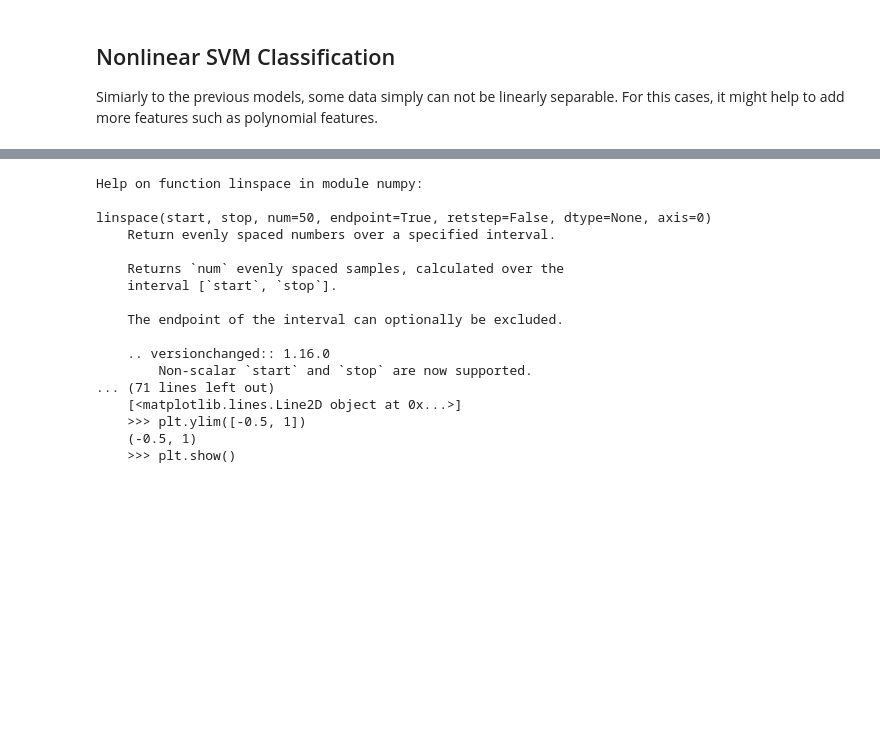
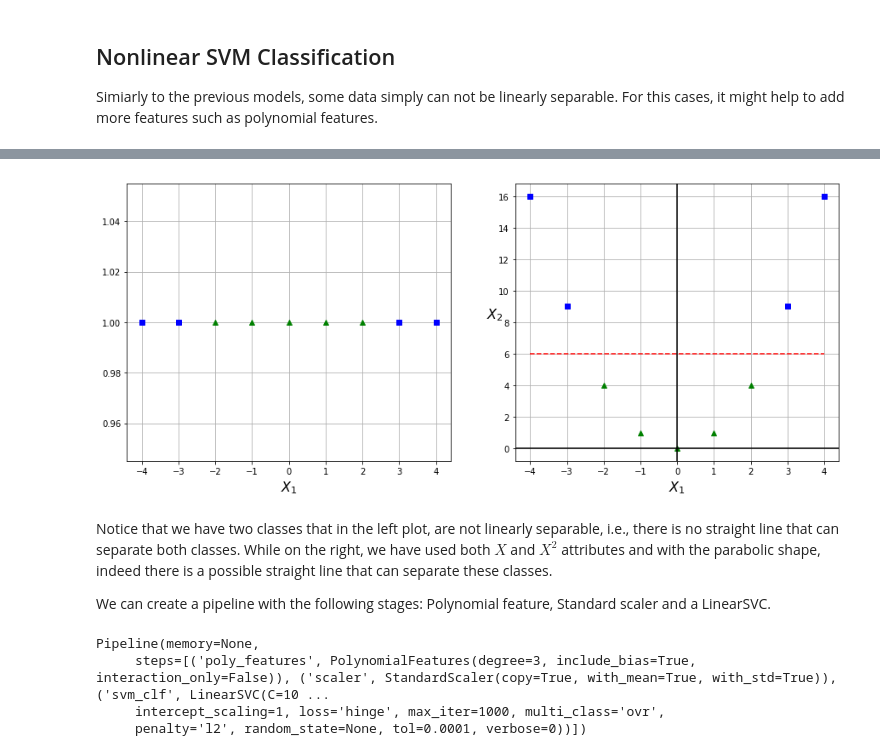
Before and after one commit to Ohtar10/ml-python, a Jupyter notebook: ch05/SVM.ipynb, the cells around one changed output, grey strips where cells are left out. Saved outputs shown, nothing was run; the diff lists cells and outputs as text; code cells hidden in the pictures; blank space fills up the shorter version.

Commit message:
Continue working with SVM using Polynomial features

```diff
--- a/ch05/SVM.ipynb
+++ b/ch05/SVM.ipynb
@@ -171,20 +156,53 @@ plt.show()
-# %%
-help(np.linspace)
-# %% [output]
-Help on function linspace in module numpy:
-
-linspace(start, stop, num=50, endpoint=True, retstep=False, dtype=None, axis=0)
-    Return evenly spaced numbers over a specified interval.
-
-    Returns `num` evenly spaced samples, calculated over the
-    interval [`start`, `stop`].
-
-    The endpoint of the interval can optionally be excluded.
-
-    .. versionchanged:: 1.16.0
-        Non-scalar `start` and `stop` are now supported.
-... (71 lines left out)
-    [<matplotlib.lines.Line2D object at 0x...>]
-    >>> plt.ylim([-0.5, 1])
-    (-0.5, 1)
-    >>> plt.show()
+# %%
+X = np.linspace(-4, 4, 9)
+X2 = X ** 2
+y = np.ones(9)
+
+X_1 = X[2:7]
+y_1 = np.ones(X_1.shape[0])
+
+X_2 = np.array([x for x in X if x not in X_1])
+y_2 = np.ones(X_2.shape[0])
+
+plt.figure(figsize=(15, 6))
+
+plt.subplot(1, 2, 1)
+plt.plot(X_1, y_1, 'g^')
+plt.plot(X_2, y_2, 'bs')
+plt.xlabel(r"$X_1$", fontsize=16)
+plt.grid(True)
+
+plt.subplot(1, 2, 2)
+plt.plot(X_1, X_1 ** 2, 'g^')
+plt.plot(X_2, X_2 ** 2, 'bs')
+plt.plot(X, np.ones(X.shape[0]) * 6, 'r--')
+plt.axhline(y=0, color='k')
+plt.axvline(x=0, color='k')
+plt.xlabel(r"$X_1$", fontsize=16)
+plt.ylabel(r"$X_2$", rotation=0, fontsize=16)
+plt.grid(True)
+plt.show()
+# %% [output]
+[figure, added]
+# %% [markdown]
+Notice that we have two classes that in the left plot, are not linearly separable, i.e., there is no straight line that can separate both classes. While on the right, we have used both $X$ and $X^2$ attributes and with the parabolic shape, indeed there is a possible straight line that can separate these classes.
+
+We can create a pipeline with the following stages: Polynomial feature, Standard scaler and a LinearSVC.
+# %%
+from sklearn.datasets import make_moons
+from sklearn.pipeline import Pipeline
+from sklearn.preprocessing import PolynomialFeatures
+
+polynomial_svm_clf = Pipeline([
+    ('poly_features', PolynomialFeatures(degree=3)),
+    ('scaler', StandardScaler()),
+    ('svm_clf', LinearSVC(C=10, loss='hinge'))
+])
+
+X, y = make_moons(n_samples=100, noise=0.15, random_state=42)
+polynomial_svm_clf.fit(X, y)
+# %% [output]
+Pipeline(memory=None,
+     steps=[('poly_features', PolynomialFeatures(degree=3, include_bias=True, interaction_only=False)), ('scaler', StandardScaler(copy=True, with_mean=True, with_std=True)), ('svm_clf', LinearSVC(C=10 ...
+     intercept_scaling=1, loss='hinge', max_iter=1000, multi_class='ovr',
+     penalty='l2', random_state=None, tol=0.0001, verbose=0))])
```
Also changed, not shown: parts of 4 cells of this notebook.
